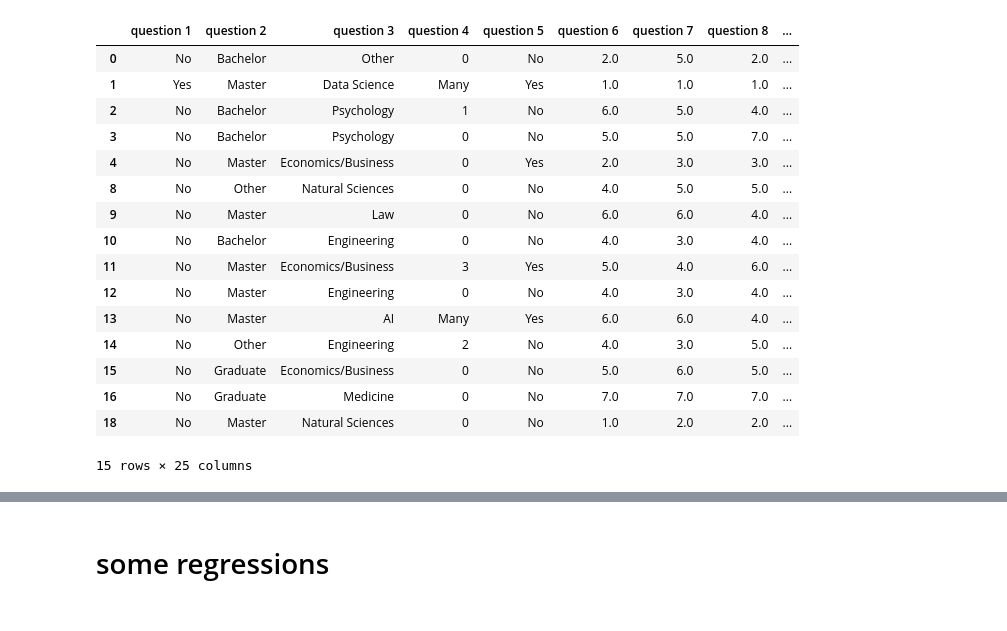
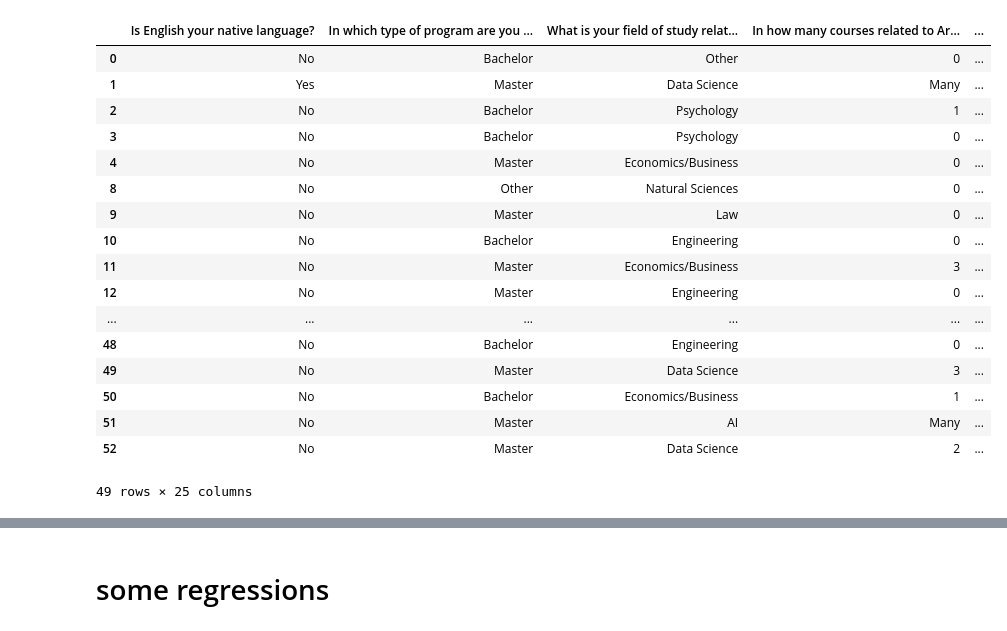
Before and after one commit to unofficial-Jona/Unimaas_researchproject_XAI, a Jupyter notebook: Data analysis.ipynb, the cells around one changed output, grey strips where cells are left out. Cells and saved outputs as stored; diff of their text form; code cells hidden in the pictures.

```diff
--- a/Data analysis.ipynb
+++ b/Data analysis.ipynb
@@ -12,30 +12,34 @@ df = pd.read_csv('data/Questionnaire to Benchmark Explainable AI Methods.csv')
 # %%
 df = df.drop('Timestamp', axis=1)
 df = df.dropna()
+# %%
+df
+# %% [output]
+|  | Is English your native language? | In which type of program are you ... | What is your field of study relat... | In how many courses related to Ar... | ... |
+| 0 | No | Bachelor | Other | 0 | ... |
+| 1 | Yes | Master | Data Science | Many | ... |
+| 2 | No | Bachelor | Psychology | 1 | ... |
+| 3 | No | Bachelor | Psychology | 0 | ... |
+| 4 | No | Master | Economics/Business | 0 | ... |
+| 8 | No | Other | Natural Sciences | 0 | ... |
+| 9 | No | Master | Law | 0 | ... |
+| 10 | No | Bachelor | Engineering | 0 | ... |
+| 11 | No | Master | Economics/Business | 3 | ... |
+| 12 | No | Master | Engineering | 0 | ... |
+| ... | ... | ... | ... | ... | ... |
+| 48 | No | Bachelor | Engineering | 0 | ... |
+| 49 | No | Master | Data Science | 3 | ... |
+| 50 | No | Bachelor | Economics/Business | 1 | ... |
+| 51 | No | Master | AI | Many | ... |
+| 52 | No | Master | Data Science | 2 | ... |
+49 rows × 25 columns
 # %%
 original_column_names = df.columns
 # %%
 new_columns = [f'question {i}' for i in range(1,26)]
 df.columns = new_columns
 df.head(15)
+df.drop(1, axis=0, inplace=True)
-# %% [output]
-|  | question 1 | question 2 | question 3 | question 4 | question 5 | question 6 | question 7 | question 8 | ... |
-| 0 | No | Bachelor | Other | 0 | No | 2.0 | 5.0 | 2.0 | ... |
-| 1 | Yes | Master | Data Science | Many | Yes | 1.0 | 1.0 | 1.0 | ... |
-| 2 | No | Bachelor | Psychology | 1 | No | 6.0 | 5.0 | 4.0 | ... |
-| 3 | No | Bachelor | Psychology | 0 | No | 5.0 | 5.0 | 7.0 | ... |
-| 4 | No | Master | Economics/Business | 0 | Yes | 2.0 | 3.0 | 3.0 | ... |
-| 8 | No | Other | Natural Sciences | 0 | No | 4.0 | 5.0 | 5.0 | ... |
-| 9 | No | Master | Law | 0 | No | 6.0 | 6.0 | 4.0 | ... |
-| 10 | No | Bachelor | Engineering | 0 | No | 4.0 | 3.0 | 4.0 | ... |
-| 11 | No | Master | Economics/Business | 3 | Yes | 5.0 | 4.0 | 6.0 | ... |
-| 12 | No | Master | Engineering | 0 | No | 4.0 | 3.0 | 4.0 | ... |
-| 13 | No | Master | AI | Many | Yes | 6.0 | 6.0 | 4.0 | ... |
-| 14 | No | Other | Engineering | 2 | No | 4.0 | 3.0 | 5.0 | ... |
-| 15 | No | Graduate | Economics/Business | 0 | No | 5.0 | 6.0 | 5.0 | ... |
-| 16 | No | Graduate | Medicine | 0 | No | 7.0 | 7.0 | 7.0 | ... |
-| 18 | No | Master | Natural Sciences | 0 | No | 1.0 | 2.0 | 2.0 | ... |
-15 rows × 25 columns
 # %%
 ml_background = df[df['question 3'] == 'AI']
 ml_background = ml_background.append(df[df['question 3'] == 'Data Science'])
```
Also changed, not shown: parts of 17 cells of this notebook.
